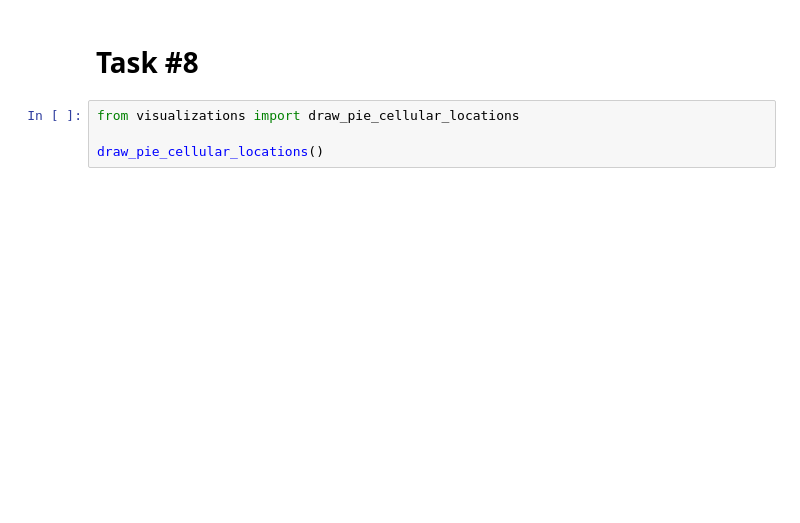
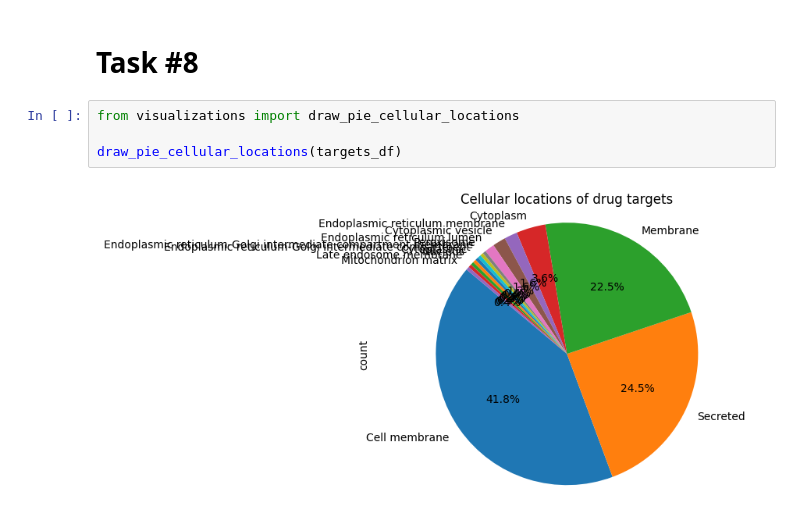
Before and after one commit to tkoso/Drugbank-Data-Analysis, a Jupyter notebook: notebooks/final_report.ipynb, the cells around one changed output. Drawn from its saved outputs; the diff is of its cells as text; blank space fills up the shorter version.

Commit message:
rendered pie chart in notebook

```diff
--- a/notebooks/final_report.ipynb
+++ b/notebooks/final_report.ipynb
@@ -125,4 +125,6 @@ targets_df.head(10)
 # %%
 from visualizations import draw_pie_cellular_locations
 
-draw_pie_cellular_locations()
+draw_pie_cellular_locations(targets_df)
+# %% [output]
+[figure, added]
```
Also changed, not shown: parts of 2 cells of this notebook.
